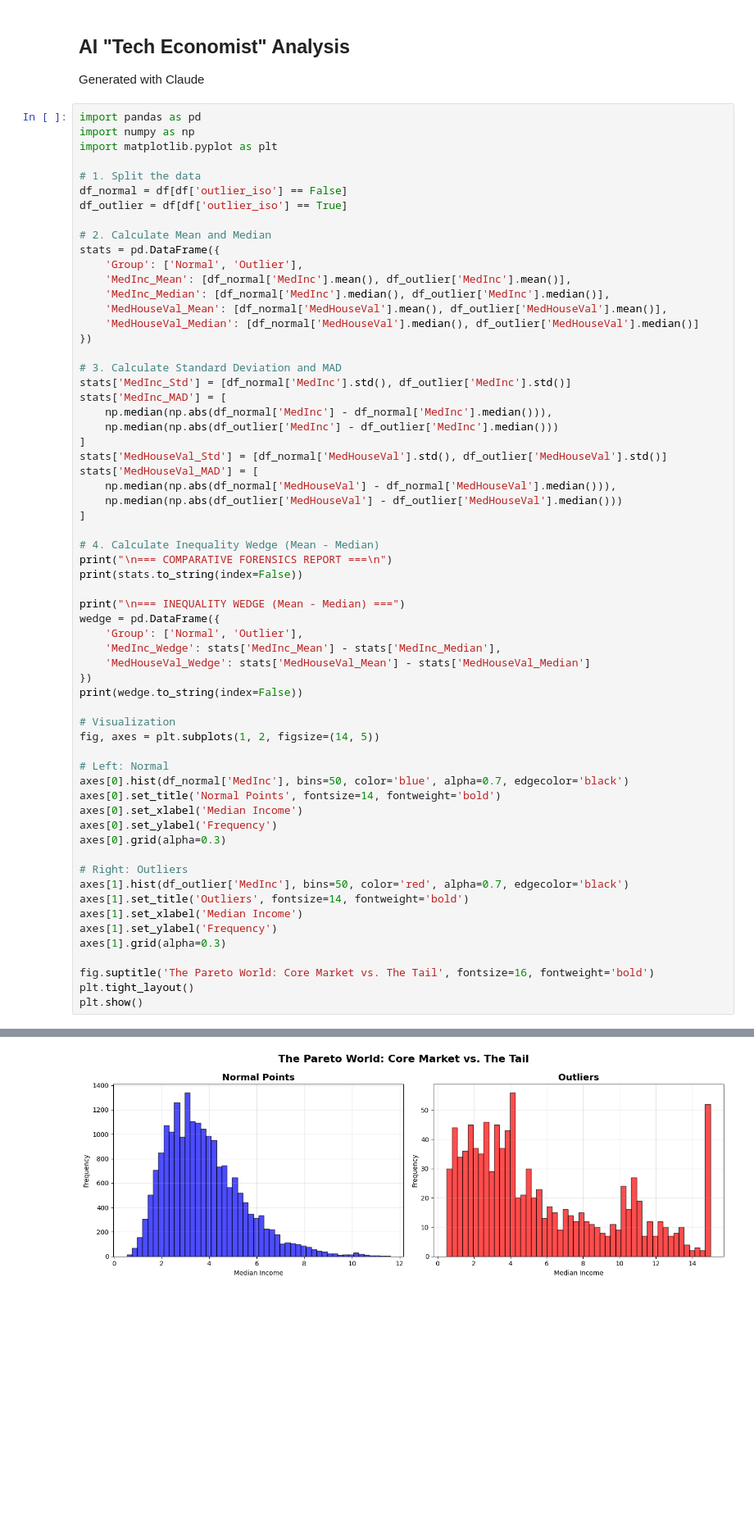
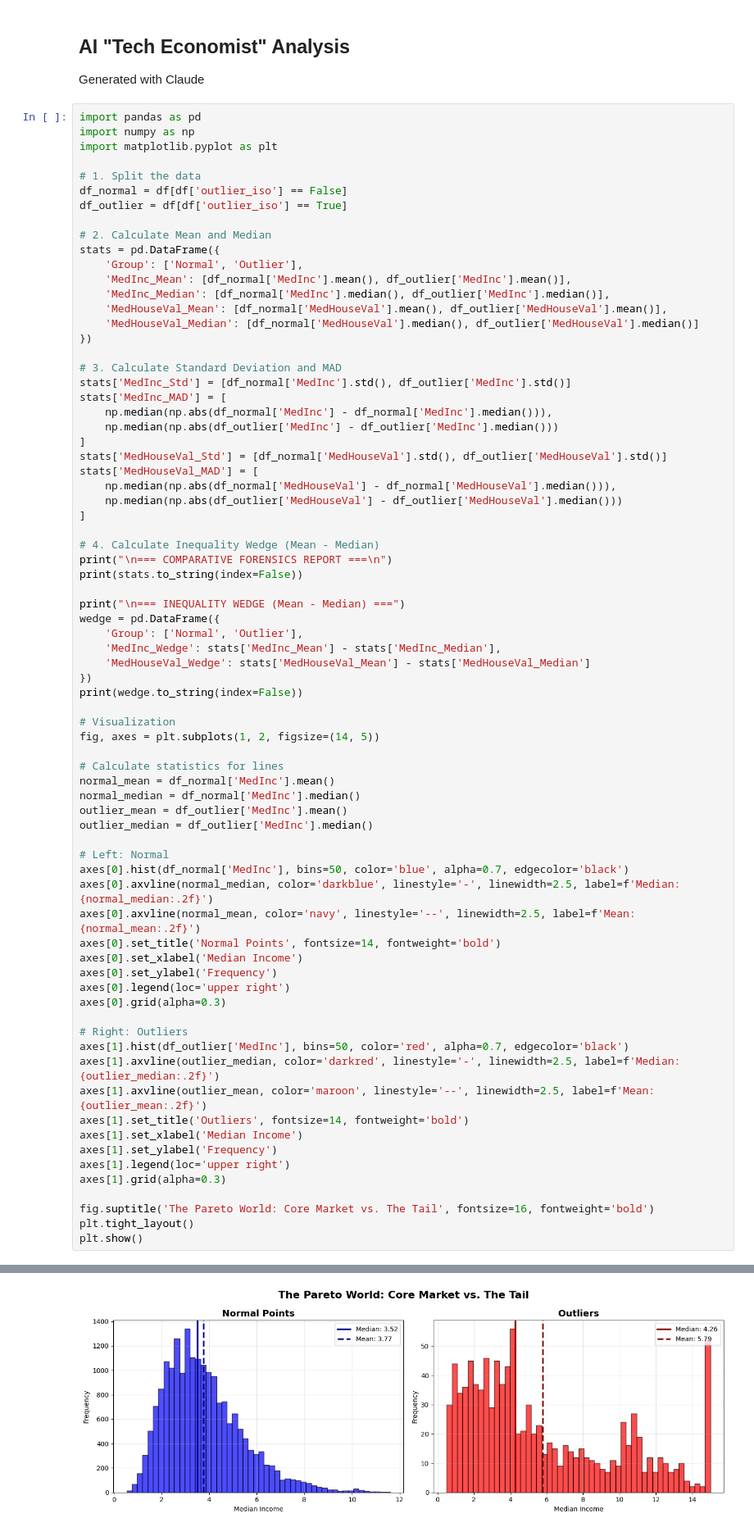
Before and after one commit to arinjay-singh/econ3916-statistical-machine-learning, a Jupyter notebook: Class 4/class4_lab.ipynb, the cells around one changed output, grey strips where cells are left out. Shown at 82% size. Saved outputs shown, nothing was run; the diff lists cells and outputs as text; blank space fills up the shorter version.

Commit message:
making visualizations more descriptive

```diff
--- a/Class 4/class4_lab.ipynb
+++ b/Class 4/class4_lab.ipynb
@@ -165,32 +165,44 @@ print(wedge.to_string(index=False))
 # Visualization
 fig, axes = plt.subplots(1, 2, figsize=(14, 5))
 
+# Calculate statistics for lines
+normal_mean = df_normal['MedInc'].mean()
+normal_median = df_normal['MedInc'].median()
+outlier_mean = df_outlier['MedInc'].mean()
+outlier_median = df_outlier['MedInc'].median()
+
 # Left: Normal
 axes[0].hist(df_normal['MedInc'], bins=50, color='blue', alpha=0.7, edgecolor='black')
+axes[0].axvline(normal_median, color='darkblue', linestyle='-', linewidth=2.5, label=f'Median: {normal_median:.2f}')
+axes[0].axvline(normal_mean, color='navy', linestyle='--', linewidth=2.5, label=f'Mean: {normal_mean:.2f}')
 axes[0].set_title('Normal Points', fontsize=14, fontweight='bold')
 axes[0].set_xlabel('Median Income')
 axes[0].set_ylabel('Frequency')
+axes[0].legend(loc='upper right')
 axes[0].grid(alpha=0.3)
 
 # Right: Outliers
 axes[1].hist(df_outlier['MedInc'], bins=50, color='red', alpha=0.7, edgecolor='black')
+axes[1].axvline(outlier_median, color='darkred', linestyle='-', linewidth=2.5, label=f'Median: {outlier_median:.2f}')
+axes[1].axvline(outlier_mean, color='maroon', linestyle='--', linewidth=2.5, label=f'Mean: {outlier_mean:.2f}')
 axes[1].set_title('Outliers', fontsize=14, fontweight='bold')
 axes[1].set_xlabel('Median Income')
 axes[1].set_ylabel('Frequency')
+axes[1].legend(loc='upper right')
 axes[1].grid(alpha=0.3)
 
 fig.suptitle('The Pareto World: Core Market vs. The Tail', fontsize=16, fontweight='bold')
 plt.tight_layout()
 plt.show()
 # %% [output]
 === COMPARATIVE FORENSICS REPORT ===
 
   Group  MedInc_Mean  MedInc_Median  MedHouseVal_Mean  MedHouseVal_Median  MedInc_Std  MedInc_MAD  MedHouseVal_Std  MedHouseVal_MAD
  Normal     3.769613        3.51560          2.037000               1.789    1.640561     1.03165         1.114117            0.674
 Outlier     5.790782        4.25695          2.668172               2.057    4.145354     2.49190         1.634770            1.103
 
 === INEQUALITY WEDGE (Mean - Median) ===
   Group  MedInc_Wedge  MedHouseVal_Wedge
  Normal      0.254013           0.248000
 Outlier      1.533832           0.611172
-[figure, old version]
+[figure, new version]
```
